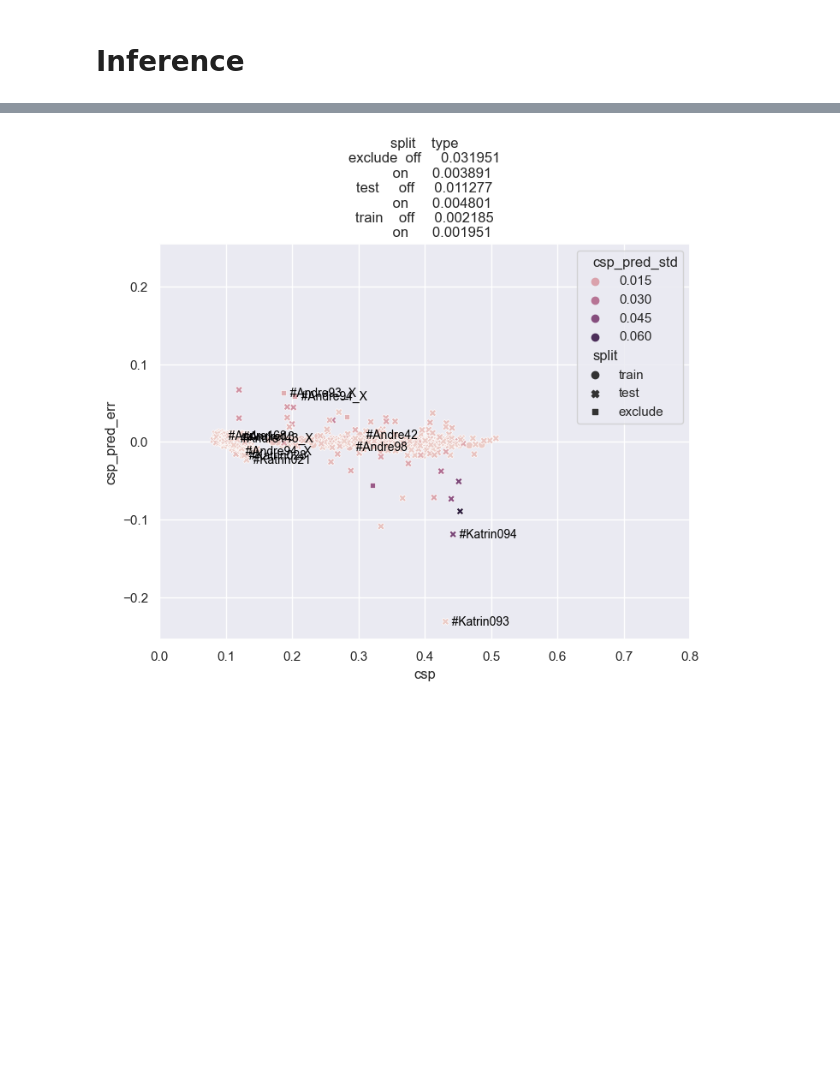
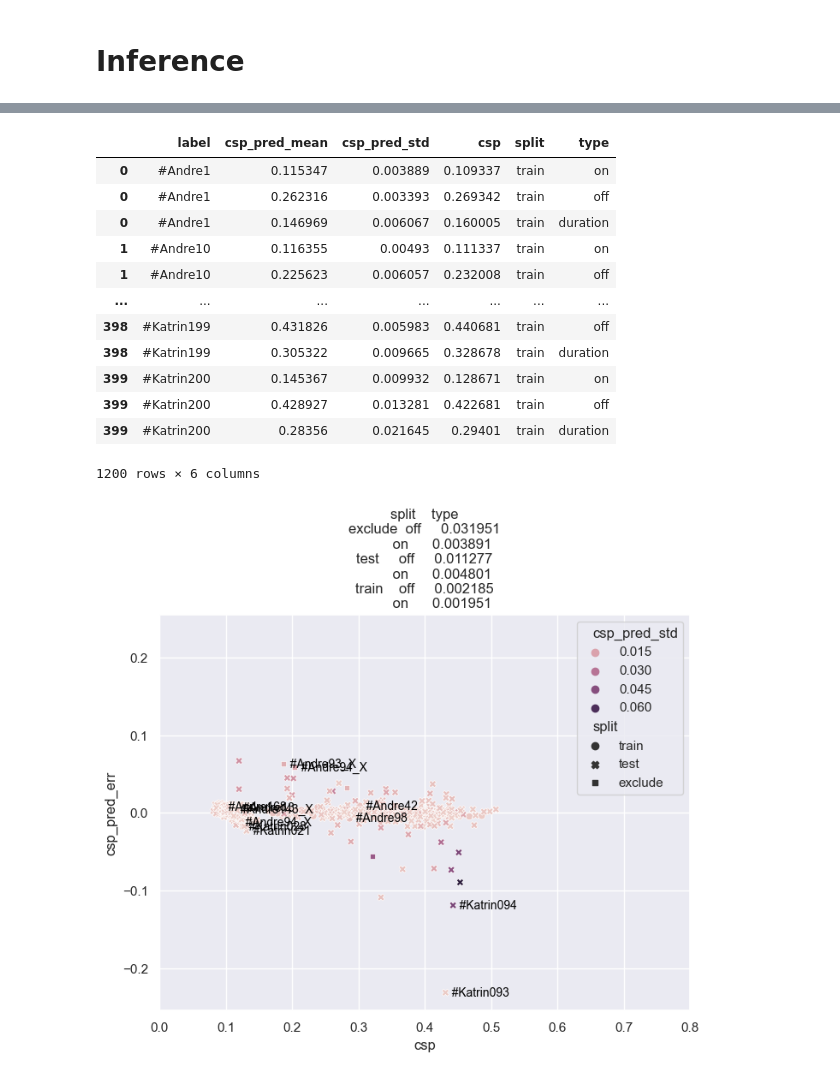
Before and after one commit to wirhabenzeit/csp, a Jupyter notebook: xresnet.ipynb, the cells around one changed output, grey strips where cells are left out. Cells and saved outputs as stored; diff of their text form; code cells hidden in the pictures; blank space fills up the shorter version.

```diff
--- a/xresnet.ipynb
+++ b/xresnet.ipynb
@@ -466,3 +516,33 @@ df.loc[df["label"].str.contains("Katrin"),"split"] = "test"
+# %%
+df1 = None
+if "csp_pred" in data:
+    csp_pred = np.array(list(df["real_csp_pred"]))
+    df["real_csp_pred"] = np.concatenate([csp_pred,np.array([csp_pred[:,1]-csp_pred[:,0]]).T],axis=1).tolist()
+    df1 = df.groupby("label").agg({"real_csp_pred": [lambda x: np.array(list(x)).mean(axis=0),lambda x: np.array(list(x)).std(axis=0)]})
+    df1.rename(columns={"<lambda_0>": "csp_pred_mean", "<lambda_1>": "csp_pred_std"}, inplace=True)
+    df1.columns=df1.columns.droplevel(0)
+    df1.reset_index(inplace=True)
+df2 = pd.DataFrame({"label": cspAllData.labels, "csp": np.concatenate([cspAllData.csps,np.array([cspAllData.csps[:,1].numpy()-cspAllData.csps[:,0].numpy()]).T],axis=1).tolist(), "split": cspAllData.split.tolist()})
+df = pd.merge(df1,df2,how="inner",on="label") if df1 is not None else df2
+df=df.explode(["csp", "csp_pred_mean", "csp_pred_std"])
+df["type"] = ["on","off","duration"]*(len(df)//3)
+# %%
+
+df
+# %% [output]
+|  | label | csp_pred_mean | csp_pred_std | csp | split | type |
+| 0 | #Andre1 | 0.115347 | 0.003889 | 0.109337 | train | on |
+| 0 | #Andre1 | 0.262316 | 0.003393 | 0.269342 | train | off |
+| 0 | #Andre1 | 0.146969 | 0.006067 | 0.160005 | train | duration |
+| 1 | #Andre10 | 0.116355 | 0.00493 | 0.111337 | train | on |
+| 1 | #Andre10 | 0.225623 | 0.006057 | 0.232008 | train | off |
+| ... | ... | ... | ... | ... | ... | ... |
+| 398 | #Katrin199 | 0.431826 | 0.005983 | 0.440681 | train | off |
+| 398 | #Katrin199 | 0.305322 | 0.009665 | 0.328678 | train | duration |
+| 399 | #Katrin200 | 0.145367 | 0.009932 | 0.128671 | train | on |
+| 399 | #Katrin200 | 0.428927 | 0.013281 | 0.422681 | train | off |
+| 399 | #Katrin200 | 0.28356 | 0.021645 | 0.29401 | train | duration |
+1200 rows × 6 columns
 # %%
 dfK, dfA = df[df["label"].str.contains("Katrin")].copy(), df[df["label"].str.contains("Andre")].copy()
 cspAllData.to_fig(df, split=True)
```
Also changed, not shown: parts of 11 cells of this notebook, 3 other files.
